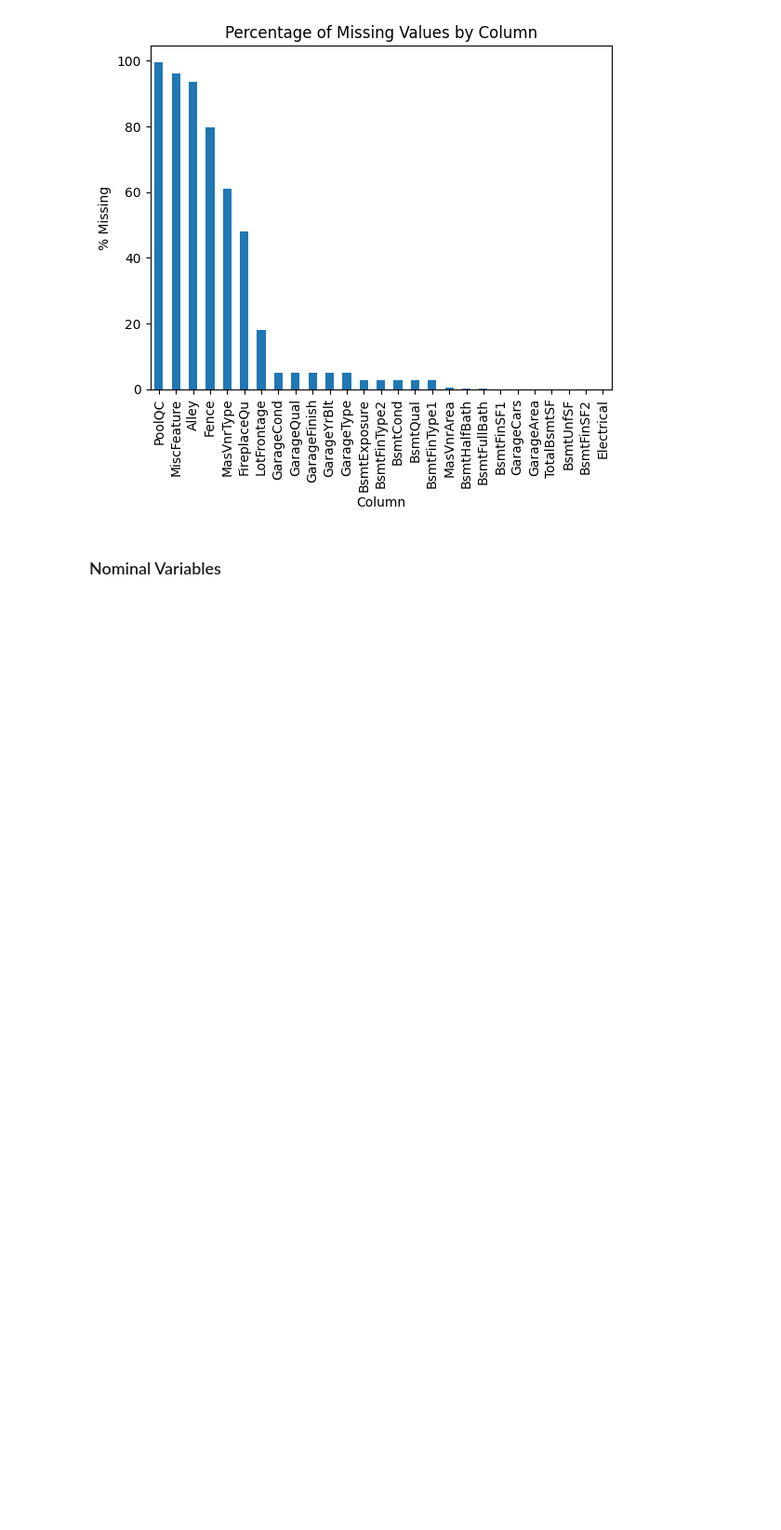
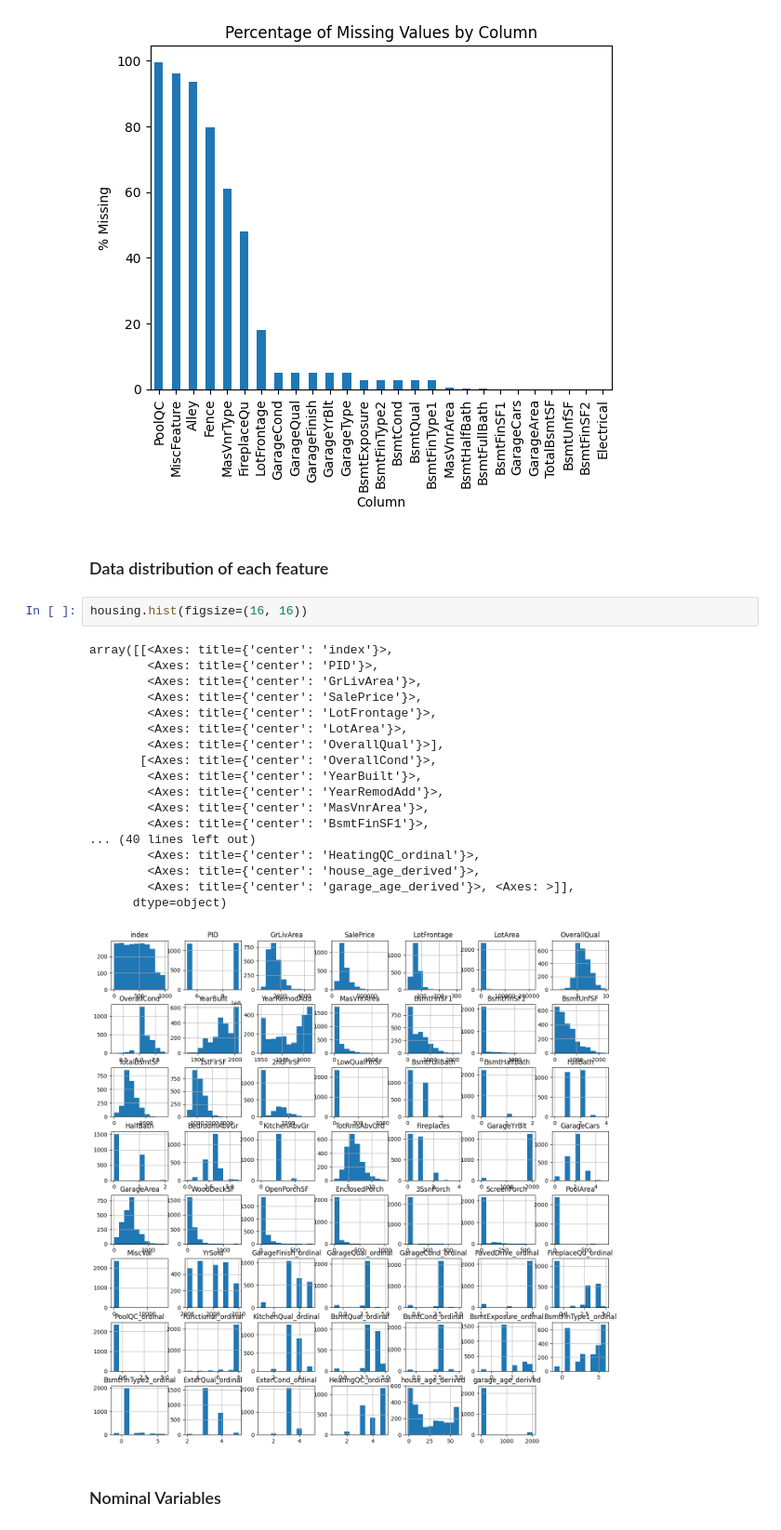
Before and after one commit to erinnyy/Ames_ML_Project, a Jupyter notebook: Data_Cleaning_Preprocessing.ipynb, the cells around one changed output. Shown: that part at 93% size. Saved outputs shown, nothing was run; the diff lists cells and outputs as text; blank space fills up the shorter version.

Commit message:
updated treatment of columns related to year

```diff
--- a/Data_Cleaning_Preprocessing.ipynb
+++ b/Data_Cleaning_Preprocessing.ipynb
@@ -79,6 +79,29 @@ BsmtFinSF2       0.038760
 Electrical       0.038760
 dtype: float64
 [figure]
+# %% [markdown]
+### Data distribution of each feature
+# %%
+housing.hist(figsize=(16, 16))
+# %% [output]
+array([[<Axes: title={'center': 'index'}>,
+        <Axes: title={'center': 'PID'}>,
+        <Axes: title={'center': 'GrLivArea'}>,
+        <Axes: title={'center': 'SalePrice'}>,
+        <Axes: title={'center': 'LotFrontage'}>,
+        <Axes: title={'center': 'LotArea'}>,
+        <Axes: title={'center': 'OverallQual'}>],
+       [<Axes: title={'center': 'OverallCond'}>,
+        <Axes: title={'center': 'YearBuilt'}>,
+        <Axes: title={'center': 'YearRemodAdd'}>,
+        <Axes: title={'center': 'MasVnrArea'}>,
+        <Axes: title={'center': 'BsmtFinSF1'}>,
+... (40 lines left out)
+        <Axes: title={'center': 'HeatingQC_ordinal'}>,
+        <Axes: title={'center': 'house_age_derived'}>,
+        <Axes: title={'center': 'garage_age_derived'}>, <Axes: >]],
+      dtype=object)
+[figure, added]
 # %% [markdown]
 ### Nominal Variables
 # %%
```
Also changed, not shown: parts of 1 cell of this notebook.
